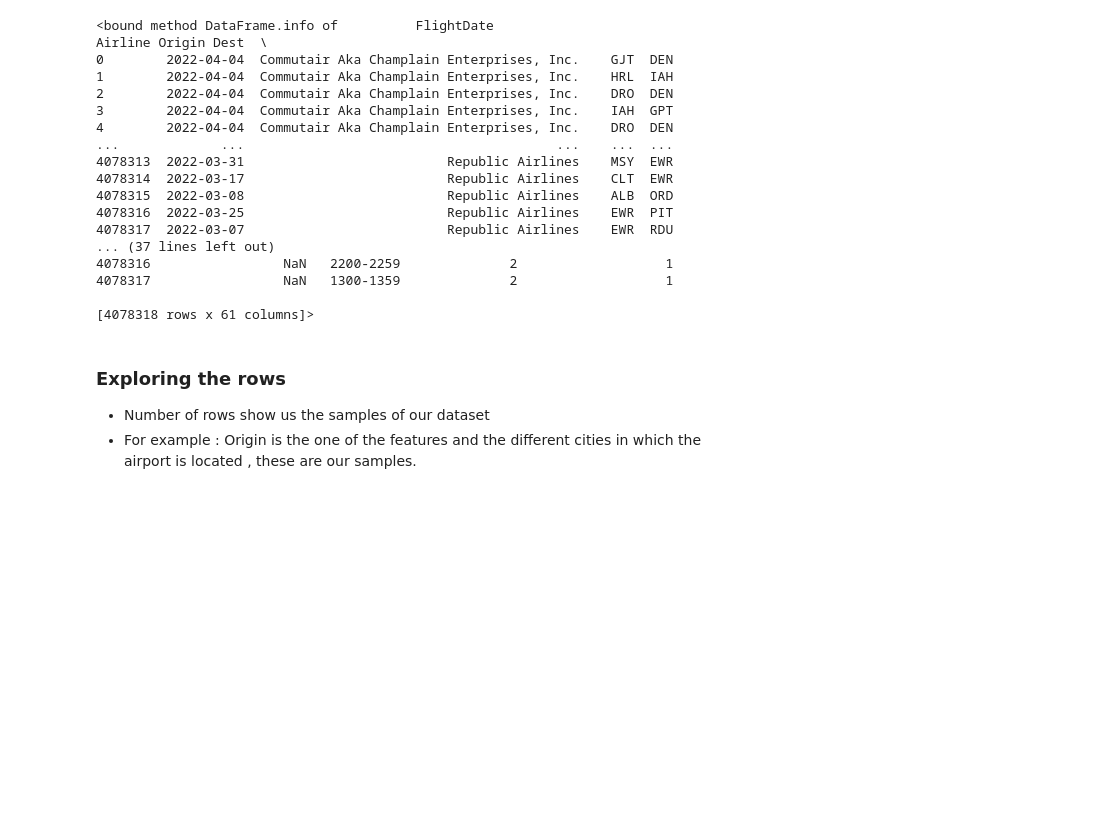
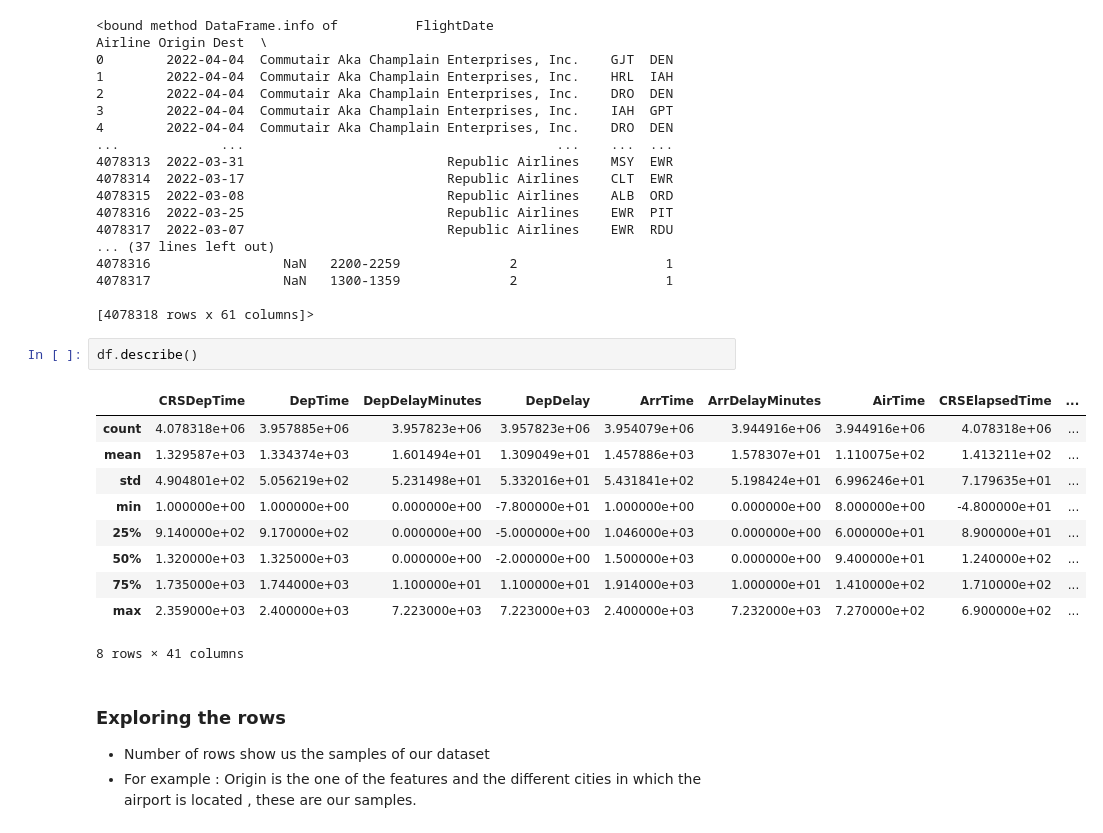
Before and after one commit to patel-aum-yorku/Flight-Status-Prediction, a Jupyter notebook: flight_status_Final.ipynb, the cells around one changed output. Saved outputs shown, nothing was run; the diff lists cells and outputs as text; blank space fills up the shorter version.

```diff
--- a/flight_status_Final.ipynb
+++ b/flight_status_Final.ipynb
@@ -127,6 +127,19 @@ df.info
 4078317                 NaN   1300-1359              2                   1
 
 [4078318 rows x 61 columns]>
+# %%
+df.describe()
+# %% [output]
+|  | CRSDepTime | DepTime | DepDelayMinutes | DepDelay | ArrTime | ArrDelayMinutes | AirTime | CRSElapsedTime | ... |
+| count | 4.078318e+06 | 3.957885e+06 | 3.957823e+06 | 3.957823e+06 | 3.954079e+06 | 3.944916e+06 | 3.944916e+06 | 4.078318e+06 | ... |
+| mean | 1.329587e+03 | 1.334374e+03 | 1.601494e+01 | 1.309049e+01 | 1.457886e+03 | 1.578307e+01 | 1.110075e+02 | 1.413211e+02 | ... |
+| std | 4.904801e+02 | 5.056219e+02 | 5.231498e+01 | 5.332016e+01 | 5.431841e+02 | 5.198424e+01 | 6.996246e+01 | 7.179635e+01 | ... |
+| min | 1.000000e+00 | 1.000000e+00 | 0.000000e+00 | -7.800000e+01 | 1.000000e+00 | 0.000000e+00 | 8.000000e+00 | -4.800000e+01 | ... |
+| 25% | 9.140000e+02 | 9.170000e+02 | 0.000000e+00 | -5.000000e+00 | 1.046000e+03 | 0.000000e+00 | 6.000000e+01 | 8.900000e+01 | ... |
+| 50% | 1.320000e+03 | 1.325000e+03 | 0.000000e+00 | -2.000000e+00 | 1.500000e+03 | 0.000000e+00 | 9.400000e+01 | 1.240000e+02 | ... |
+| 75% | 1.735000e+03 | 1.744000e+03 | 1.100000e+01 | 1.100000e+01 | 1.914000e+03 | 1.000000e+01 | 1.410000e+02 | 1.710000e+02 | ... |
+| max | 2.359000e+03 | 2.400000e+03 | 7.223000e+03 | 7.223000e+03 | 2.400000e+03 | 7.232000e+03 | 7.270000e+02 | 6.900000e+02 | ... |
+8 rows × 41 columns
 # %% [markdown]
 <!DOCTYPE html>
 <html lang="en">
```
Also changed, not shown: parts of 4 cells of this notebook.
